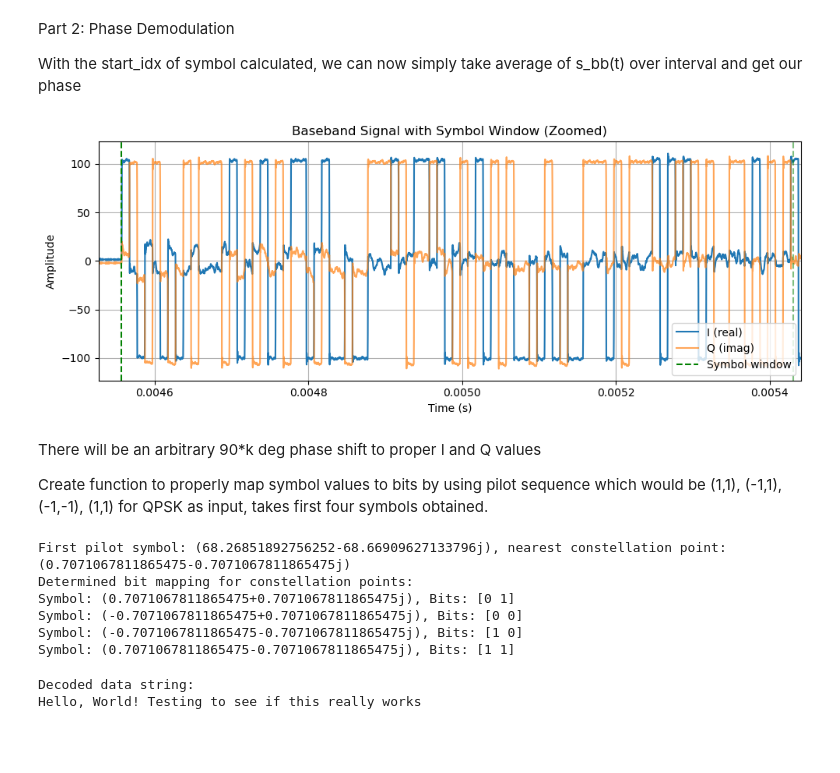
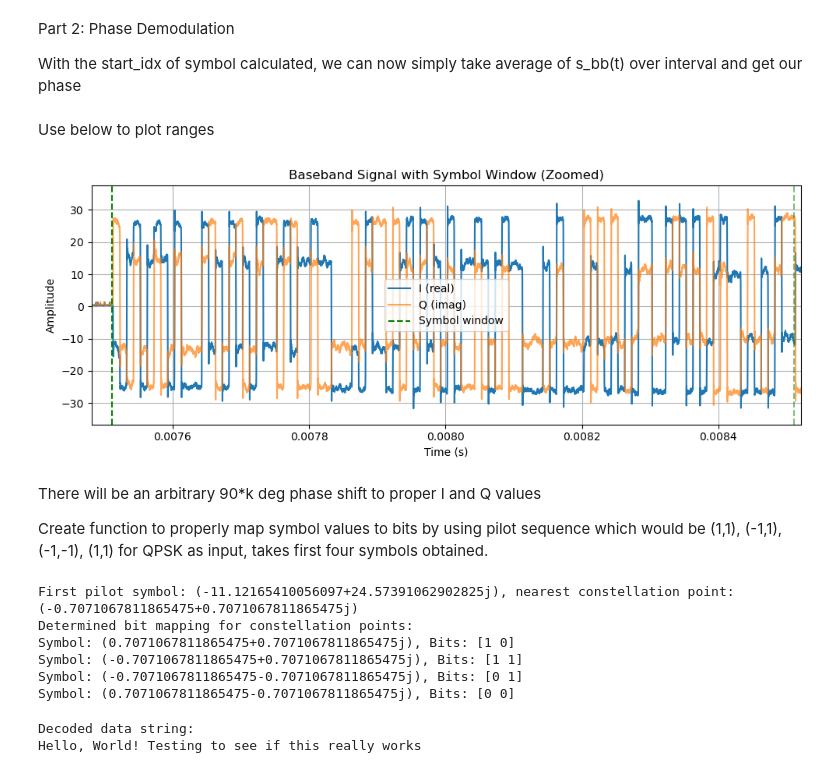
Before and after one commit to patmaloyan/hackrf_rx, a Jupyter notebook: s2_phase_demod_demo.ipynb, the cells around one changed output. Saved outputs shown, nothing was run; the diff lists cells and outputs as text; code cells hidden in the pictures; blank space fills up the shorter version.

```diff
--- a/s2_phase_demod_demo.ipynb
+++ b/s2_phase_demod_demo.ipynb
@@ -181,25 +172,37 @@ sym_est = np.mean(bb[view_start:view_stop])
+# %% [markdown]
+Use below to plot ranges
 # %%
+bb = bb - np.mean(bb) # remove any residual DC offset
+
+# Average over the middle 50% of each symbol
+shift_symbols = 0
+symbol_view = 100
+view_start = shift_symbols*sps + start_idx
+view_stop  = shift_symbols*sps + start_idx + symbol_view*sps
+
+sym_est = np.mean(bb[view_start:view_stop])
+
 # plot the bb signal with zoom on the symbol window
 plt.figure(figsize=(10, 4))
 plt.plot(t_bb, np.real(bb), label="I (real)")
 plt.plot(t_bb, np.imag(bb), label="Q (imag)", alpha=0.7)
 plt.axvline(view_start / fs, color="g", linestyle="--", label="Symbol window")
 plt.axvline(view_stop / fs, color="g", linestyle="--", alpha=0.5)
 plt.xlabel("Time (s)")
 plt.ylabel("Amplitude")
 plt.title("Baseband Signal with Symbol Window (Zoomed)")
 plt.legend()
 plt.grid(True)
 
 # Zoom in on the symbol window
 zoom_start = (view_start - 3*sps) / fs
 zoom_stop = (view_stop + sps) / fs
 plt.xlim(zoom_start, zoom_stop)
 
 plt.tight_layout()
 plt.show()
 # %% [output]
-[figure, old version]
+[figure, new version]
 # %% [markdown]
 There will be an arbitrary 90*k deg phase shift to proper I and Q values
 
@@ -277,12 +280,12 @@ constellation = np.array([1+1j, -1+1j, -1-1j, 1-1j]) / np.sqrt(2)
 for i in range(len(constellation)):
     print(f"Symbol: {constellation[i]}, Bits: {mapping[i]}")
 # %% [output]
-First pilot symbol: (68.26851892756252-68.66909627133796j), nearest constellation point: (0.7071067811865475-0.7071067811865475j)
+First pilot symbol: (-11.12165410056097+24.57391062902825j), nearest constellation point: (-0.7071067811865475+0.7071067811865475j)
 Determined bit mapping for constellation points:
-Symbol: (0.7071067811865475+0.7071067811865475j), Bits: [0 1]
-Symbol: (-0.7071067811865475+0.7071067811865475j), Bits: [0 0]
-Symbol: (-0.7071067811865475-0.7071067811865475j), Bits: [1 0]
-Symbol: (0.7071067811865475-0.7071067811865475j), Bits: [1 1]
+Symbol: (0.7071067811865475+0.7071067811865475j), Bits: [1 0]
+Symbol: (-0.7071067811865475+0.7071067811865475j), Bits: [1 1]
+Symbol: (-0.7071067811865475-0.7071067811865475j), Bits: [0 1]
+Symbol: (0.7071067811865475-0.7071067811865475j), Bits: [0 0]
 # %%
 # with mapping, decode all symbols to bits
 decoded_bits = []
```
Also changed, not shown: parts of 6 cells of this notebook, 1 other file.
